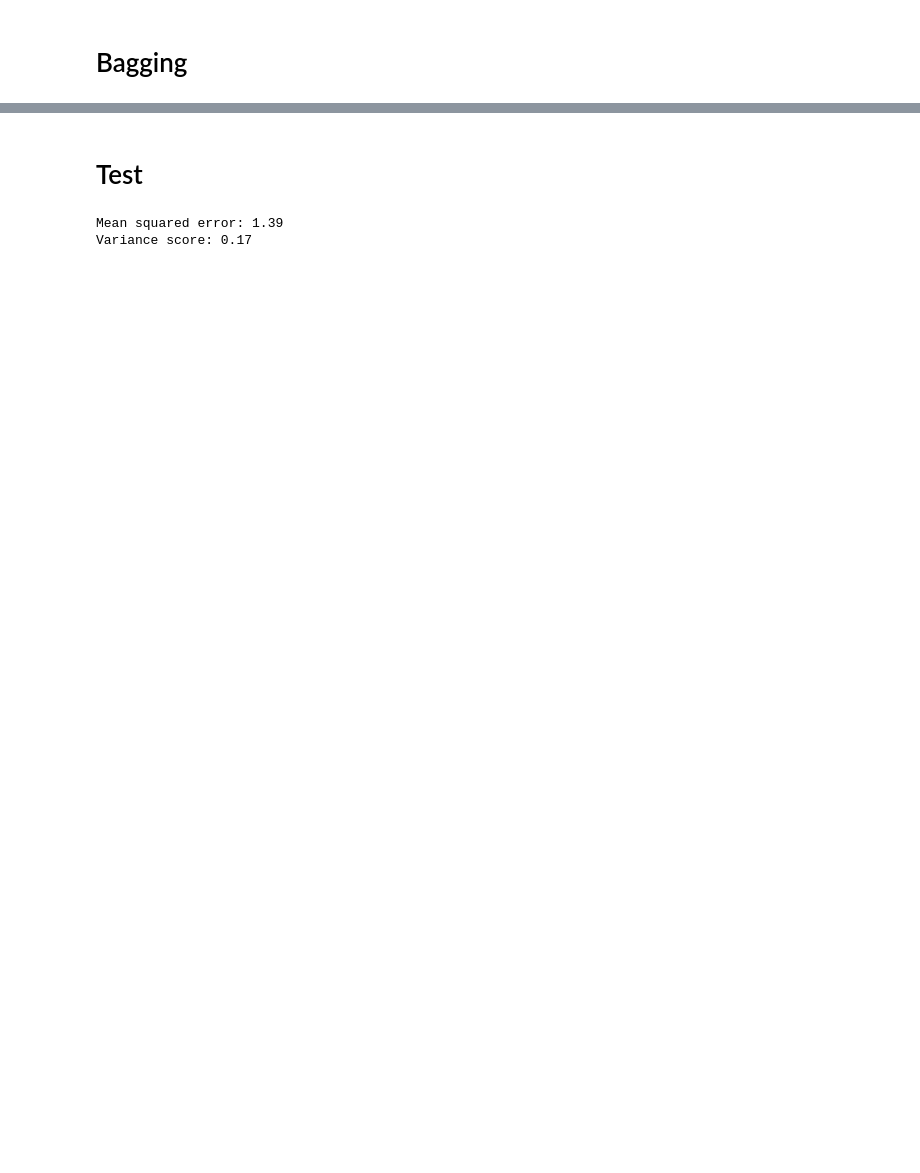
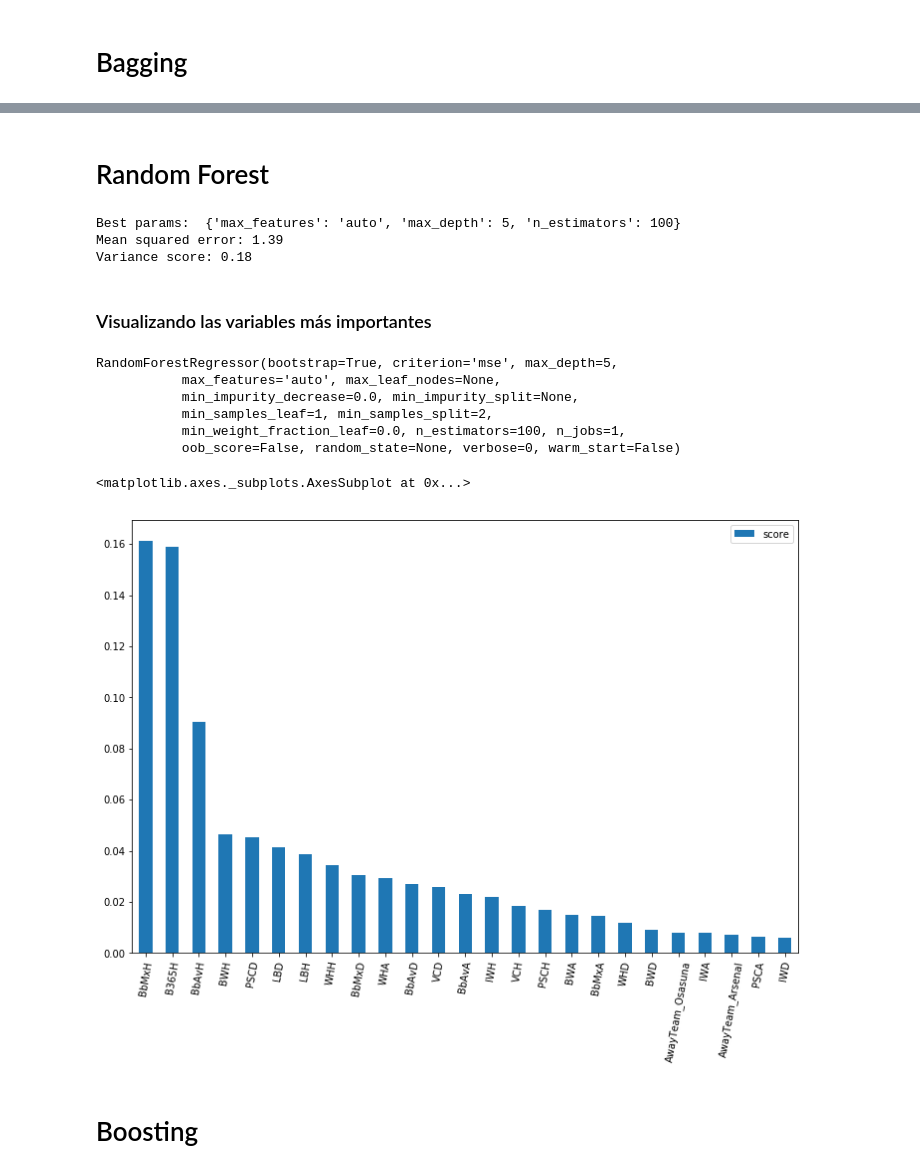
Before and after one commit to JoanMartin/UIB-MasterInBigData, a Jupyter notebook: Statistical-Learning-and-Decision-Making/football_prediction/football_prediction.ipynb, the cells around one changed output, grey strips where cells are left out. Drawn from its saved outputs; the diff is of its cells as text; code cells hidden in the pictures; blank space fills up the shorter version.

```diff
--- a/Statistical-Learning-and-Decision-Making/football_prediction/football_prediction.ipynb
+++ b/Statistical-Learning-and-Decision-Making/football_prediction/football_prediction.ipynb
@@ -598,0 +531,2 @@ gs_poly_bag_reg_DT.best_params_
+# %% [markdown]
+# Random Forest
@@ -599,3 +535,45 @@ gs_poly_bag_reg_DT.best_params_
+# %%
+rand_for_reg = RandomForestRegressor()
+
+tuned_parameters = {'n_estimators': range(90, 130, 10),
+                    'max_features': ['sqrt', 'auto'],
+                    'max_depth': range(1, 10, 2)}
+kfold = KFold(n_splits = 5)
+
+gs_rand_for_reg = GridSearchCV(rand_for_reg, tuned_parameters, cv=kfold, n_jobs=-1)
+gs_rand_for_reg.fit(X_train, y_train)
+
+y_pred_rand_for_reg = gs_rand_for_reg.predict(X_test)
+
+print("Best params: ", gs_rand_for_reg.best_params_)
+print("Mean squared error: %.2f" % mean_squared_error(y_test, y_pred_rand_for_reg))
+print('Variance score: %.2f' % r2_score(y_test, y_pred_rand_for_reg))
+# %% [output]
+Best params:  {'max_features': 'auto', 'max_depth': 5, 'n_estimators': 100}
+Mean squared error: 1.39
+Variance score: 0.18
+# %% [markdown]
+### Visualizando las variables más importantes
+# %%
+rand_for_reg = RandomForestRegressor(max_depth = gs_rand_for_reg.best_params_['max_depth'],
+                                     max_features = gs_rand_for_reg.best_params_['max_features'],
+                                     n_estimators = gs_rand_for_reg.best_params_['n_estimators'])
+rand_for_reg.fit(X_train, y_train)
+# %% [output]
+RandomForestRegressor(bootstrap=True, criterion='mse', max_depth=5,
+           max_features='auto', max_leaf_nodes=None,
+           min_impurity_decrease=0.0, min_impurity_split=None,
+           min_samples_leaf=1, min_samples_split=2,
+           min_weight_fraction_leaf=0.0, n_estimators=100, n_jobs=1,
+           oob_score=False, random_state=None, verbose=0, warm_start=False)
+# %%
+feat = pd.DataFrame(index=X_train.keys(), data=rand_for_reg.feature_importances_, columns=['score'])
+feat = feat.sort_values(by='score', ascending=False)
+
+feat[:25].plot(kind='bar', rot=80)
+# %% [output]
+<matplotlib.axes._subplots.AxesSubplot at 0x...>
+[figure, added]
 # %% [markdown]
-# Test
+# Boosting
 # %%
@@ -603,31 +580,0 @@ from sklearn.decomposition import PCA
-# %%
-## Pipeline steps
-polynomial = PolynomialFeatures(2)
-X_train_poly = polynomial.fit_transform(X_train)
-X_test_poly = polynomial.fit_transform(X_test)
-
-scaler = StandardScaler()
-X_train_poly_scaled = scaler.fit_transform(X_train_poly)
-X_test_poly_scaled = scaler.fit_transform(X_test_poly)
-
-pca = PCA()
-X_train_poly_scaled_pca = pca.fit_transform(X_train_poly_scaled)
-num_comp_95 = pca.explained_variance_ratio_[pca.explained_variance_ratio_.cumsum() < 0.95].shape[0]
-pca = PCA(num_comp_95)
-X_train_final = pca.fit_transform(X_train_poly_scaled)
-
-pca = PCA()
-X_test_poly_scaled_pca = pca.fit_transform(X_test_poly_scaled)
-num_comp_95 = pca.explained_variance_ratio_[pca.explained_variance_ratio_.cumsum() < 0.95].shape[0]
-pca = PCA(num_comp_95)
-X_test_final = pca.fit_transform(X_test_poly_scaled)
-
-dt = DecisionTreeRegressor(max_depth=3, min_samples_leaf=30, min_samples_split=2)
-dt.fit(X_train_final, y_train)
-y_pred_dt = dt.predict(X_test_final)
-
-print("Mean squared error: %.2f" % mean_squared_error(y_test, y_pred_dt))
-print('Variance score: %.2f' % r2_score(y_test, y_pred_dt))
-# %% [output]
-Mean squared error: 1.39
-Variance score: 0.17
```
Also changed, not shown: parts of 67 cells of this notebook, 7 other files.
